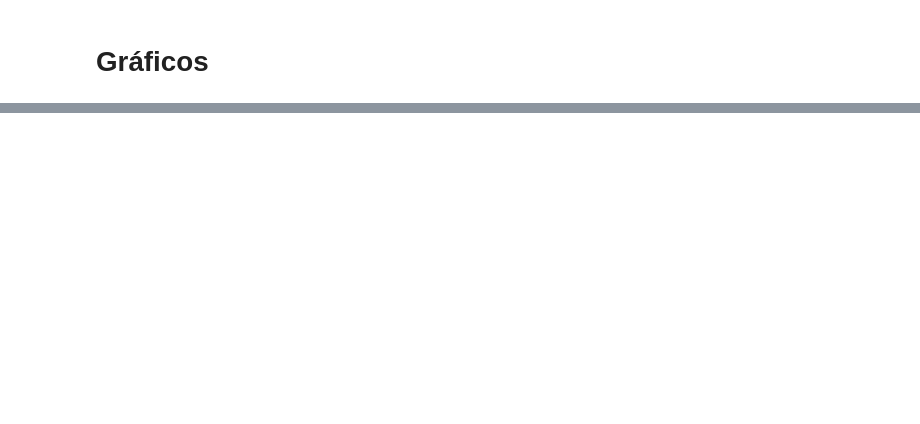
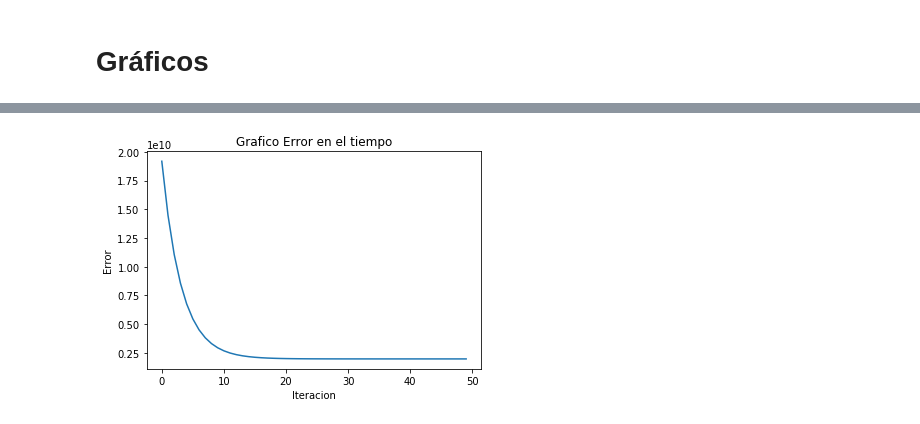
Before and after one commit to JsebastianR92/Proyecto-1, a Jupyter notebook: Proyecto 1.ipynb, the cells around one changed output, grey strips where cells are left out. Saved outputs shown, nothing was run; the diff lists cells and outputs as text; code cells hidden in the pictures; blank space fills up the shorter version.

```diff
--- a/Proyecto 1.ipynb
+++ b/Proyecto 1.ipynb
@@ -219,0 +280,4 @@ def evolucionmodelo(x,y,MatrizResultado,n):
+# %%
+Modeloinicial2,error_costo = modelo_entrenamiento(OchentaData_Tr[:,1],OchentaData_Te,50,5,0.0000001) #Valor de learning rate necesario para no obtener el error Anaconda3\lib\site-packages\ipykernel_launcher.py:15: RuntimeWarning: overflow encountered in square
+#from ipykernel import kernelapp as app
+print("ss: ", OchentaData_Tr[:,1])
@@ -219,0 +296,4 @@ def evolucionmodelo(x,y,MatrizResultado,n):
+# %%
+GraficaError(error_costo)
+# %% [output]
+[figure, added]
```
Also changed, not shown: parts of 13 cells of this notebook.
